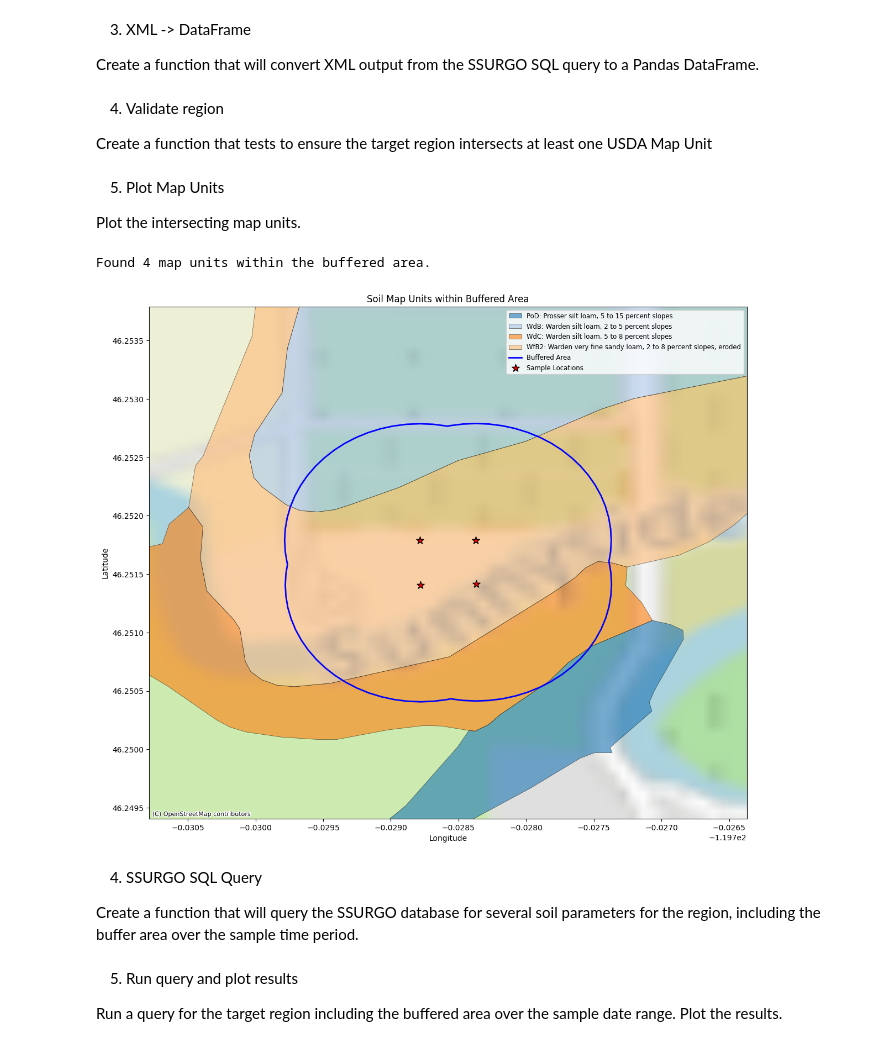
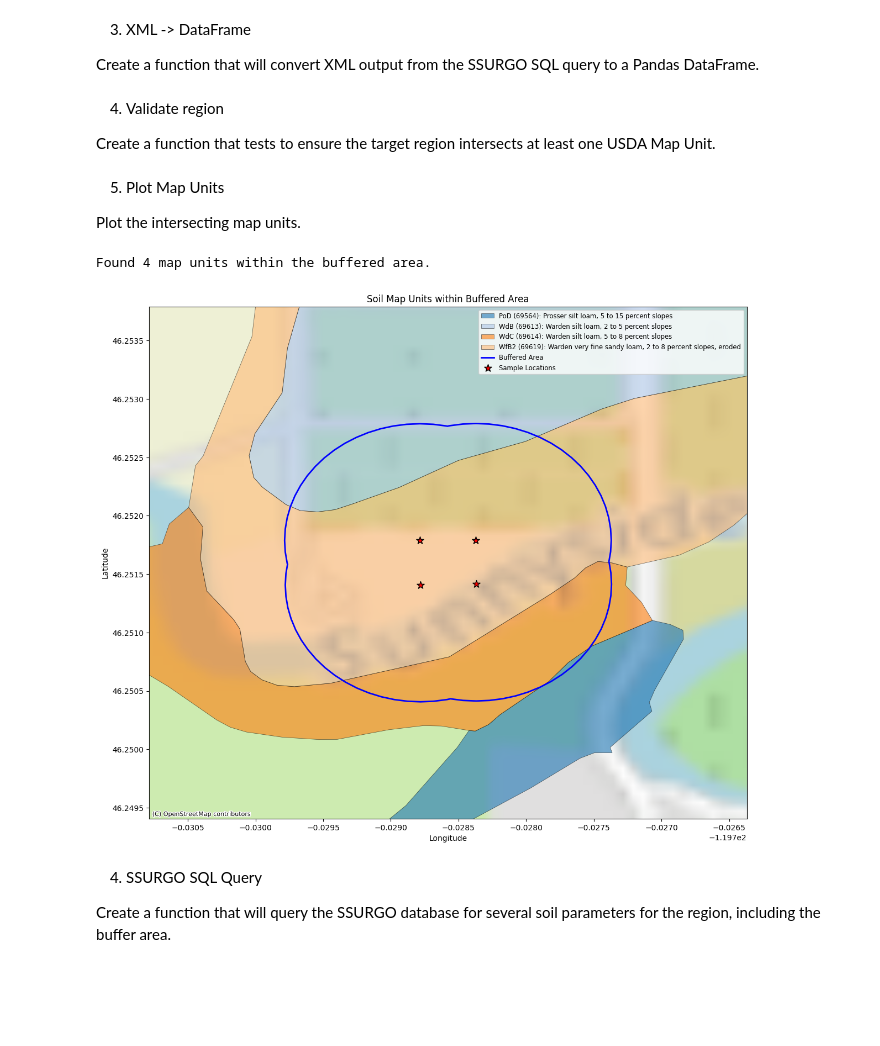
Before and after one commit to cohere-llc/external-data-gallery, a Jupyter notebook: examples/ssurgo/weather-station-comparison/weather-station-ssurgo.ipynb, the cells around one changed output. Drawn from its saved outputs; the diff is of its cells as text; code cells hidden in the pictures; blank space fills up the shorter version.

Commit message:
draft plot results

```diff
--- a/examples/ssurgo/weather-station-comparison/weather-station-ssurgo.ipynb
+++ b/examples/ssurgo/weather-station-comparison/weather-station-ssurgo.ipynb
@@ -81,7 +81,7 @@ def xml_to_dataframe(xml_string: str) -> pd.DataFrame:
 # %% [markdown]
 4) Validate region
 
-Create a function that tests to ensure the target region intersects at least one USDA Map Unit
+Create a function that tests to ensure the target region intersects at least one USDA Map Unit.
 # %%
 def get_mapunit_geometry(polygon_wkt: str) -> str:
     """Return geometries for any mapunits within the given polygon WKT."""
@@ -123,41 +123,41 @@ for idx, row in df_geom.iterrows():
     if row['geometry']:
         if row['geometry'].geom_type == 'Polygon':
             x, y = row['geometry'].exterior.xy
-            ax.fill(x, y, alpha=0.6, fc=colors[idx], ec='black', linewidth=0.5, label=f"{row['musym']}: {row['muname']}")
+            ax.fill(x, y, alpha=0.6, fc=colors[idx], ec='black', linewidth=0.5, label=f"{row['musym']} ({row['mukey']}): {row['muname']}")
         elif row['geometry'].geom_type == 'MultiPolygon':
             for polygon in row['geometry'].geoms:
                 x, y = polygon.exterior.xy
-                ax.fill(x, y, alpha=0.6, fc=colors[idx], ec='black', linewidth=0.5, label=f"{row['musym']}: {row['muname']}")
+                ax.fill(x, y, alpha=0.6, fc=colors[idx], ec='black', linewidth=0.5, label=f"{row['musym']} ({row['mukey']}): {row['muname']}")
 # Plot the buffered area boundary
 x, y = buffered_area.exterior.xy
 ax.plot(x, y, color='blue', linewidth=2, label='Buffered Area')
 
 # Plot sample locations
 point_coords = [(point.x, point.y) for point in multi_point.geoms]
 ax.scatter([x for x, y in point_coords], [y for x, y in point_coords], color='red', s=100, marker='*', edgecolor='black', linewidths=1, label='Sample Locations', zorder=5)
 
 # Add basemap
 ctx.add_basemap(ax, crs='EPSG:4326', source=ctx.providers.OpenStreetMap.Mapnik)
 ax.set_xlim(min(x)-0.001, max(x)+0.001)
 ax.set_ylim(min(y)-0.001, max(y)+0.001)
 ax.set_xlabel('Longitude')
 ax.set_ylabel('Latitude')
 
 # Create legend without duplicate labels
 handles, labels = ax.get_legend_handles_labels()
 by_label = dict(zip(labels, handles))
 ax.legend(by_label.values(), by_label.keys(), loc='upper right', fontsize='small')
 
 plt.tight_layout()
 plt.title('Soil Map Units within Buffered Area')
 plt.show()
 # %% [output]
 Found 4 map units within the buffered area.
-[figure, old version]
+[figure, new version]
 # %% [markdown]
 4) SSURGO SQL Query
 
-Create a function that will query the SSURGO database for several soil parameters for the region, including the buffer area over the sample time period.
+Create a function that will query the SSURGO database for several soil parameters for the region, including the buffer area.
 # %%
 def get_soil_data_for_polygon(polygon_wkt: str) -> str:
     """Query the SDA API for soil data within the given WKT polygon."""
@@ -199,7 +199,3 @@ def get_soil_data_for_polygon(polygon_wkt: str) -> str:
     response = requests.post(url, data=payload)
 
     return response.text
-# %% [markdown]
-5) Run query and plot results
-
-Run a query for the target region including the buffered area over the sample date range. Plot the results.
```
Also changed, not shown: parts of 6 cells of this notebook.
